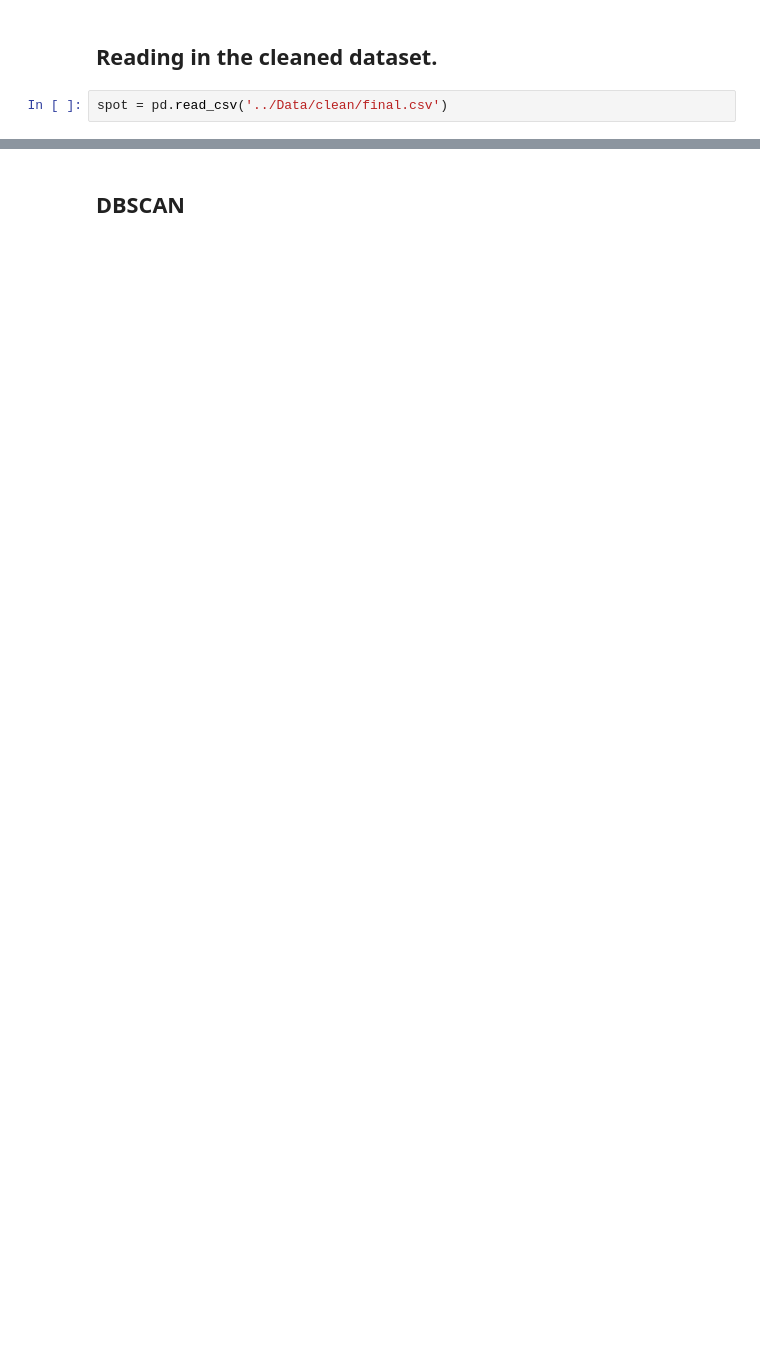
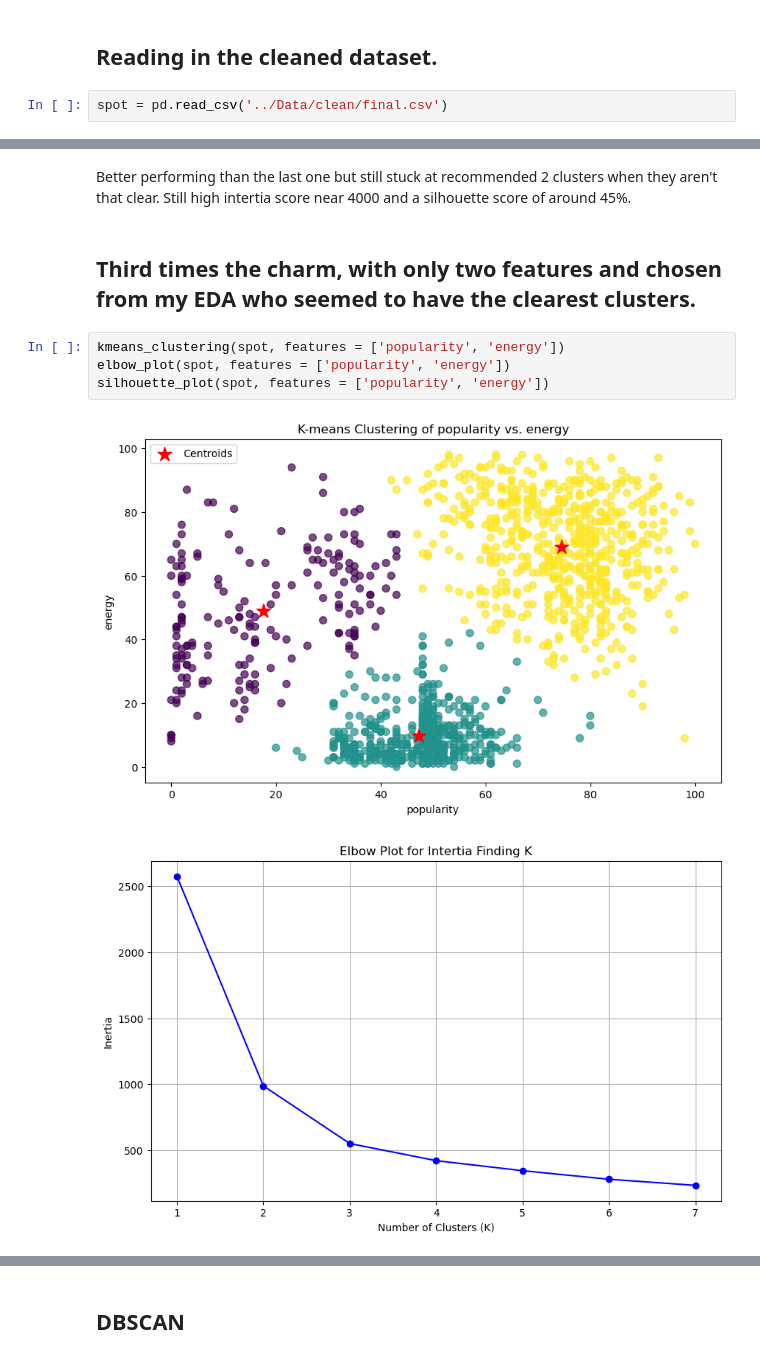
Before and after one commit to robbhuey/Spotify, a Jupyter notebook: Code/02_Pre-processing_and_Modeling.ipynb, the cells around one changed output, grey strips where cells are left out. Cells and saved outputs as stored; diff of their text form; blank space fills up the shorter version.

```diff
--- a/Code/02_Pre-processing_and_Modeling.ipynb
+++ b/Code/02_Pre-processing_and_Modeling.ipynb
@@ -208,0 +157,11 @@ Based off the scores and the chart the optimal value of k for silhouette scores
+# %% [markdown]
+Better performing than the last one but still stuck at recommended 2 clusters when they aren't that clear. Still high intertia score near 4000 and a silhouette score of around 45%.
+# %% [markdown]
+## Third times the charm, with only two features and chosen from my EDA who seemed to have the clearest clusters.
+# %%
+kmeans_clustering(spot, features = ['popularity', 'energy'])
+elbow_plot(spot, features = ['popularity', 'energy'])
+silhouette_plot(spot, features = ['popularity', 'energy'])
+# %% [output]
+[figure, added]
+[figure, added]
```
Also changed, not shown: parts of 72 cells of this notebook, 6 other files.
